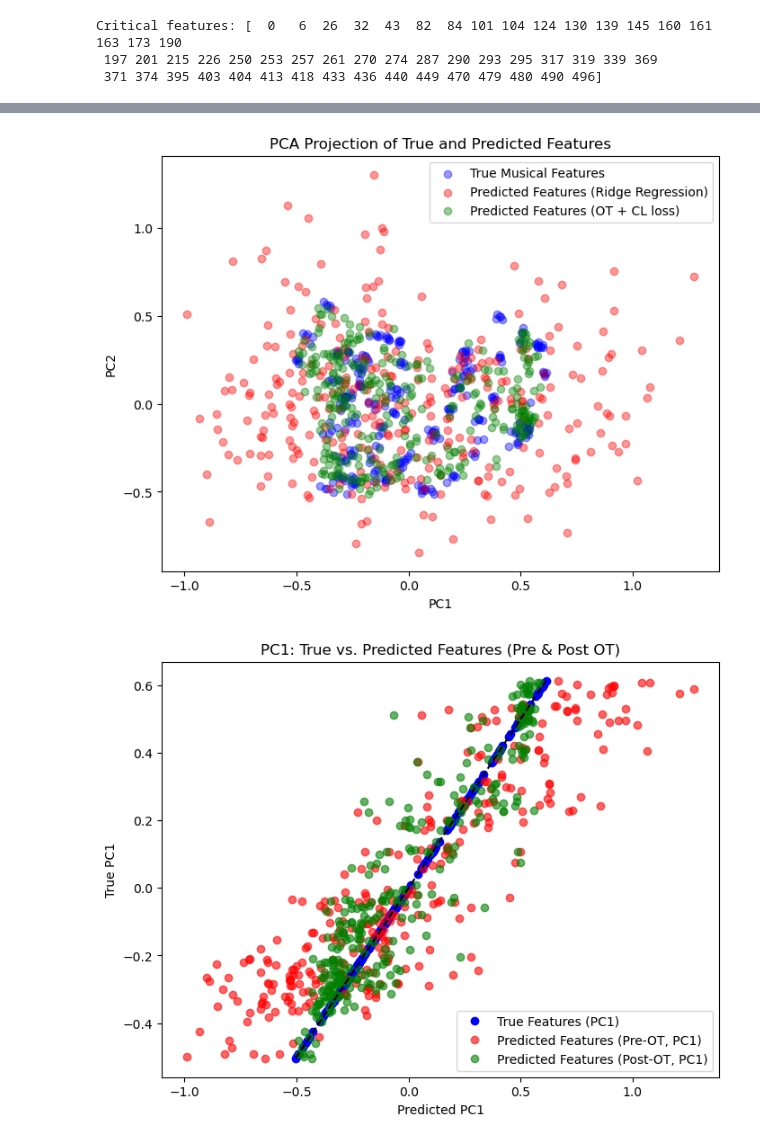
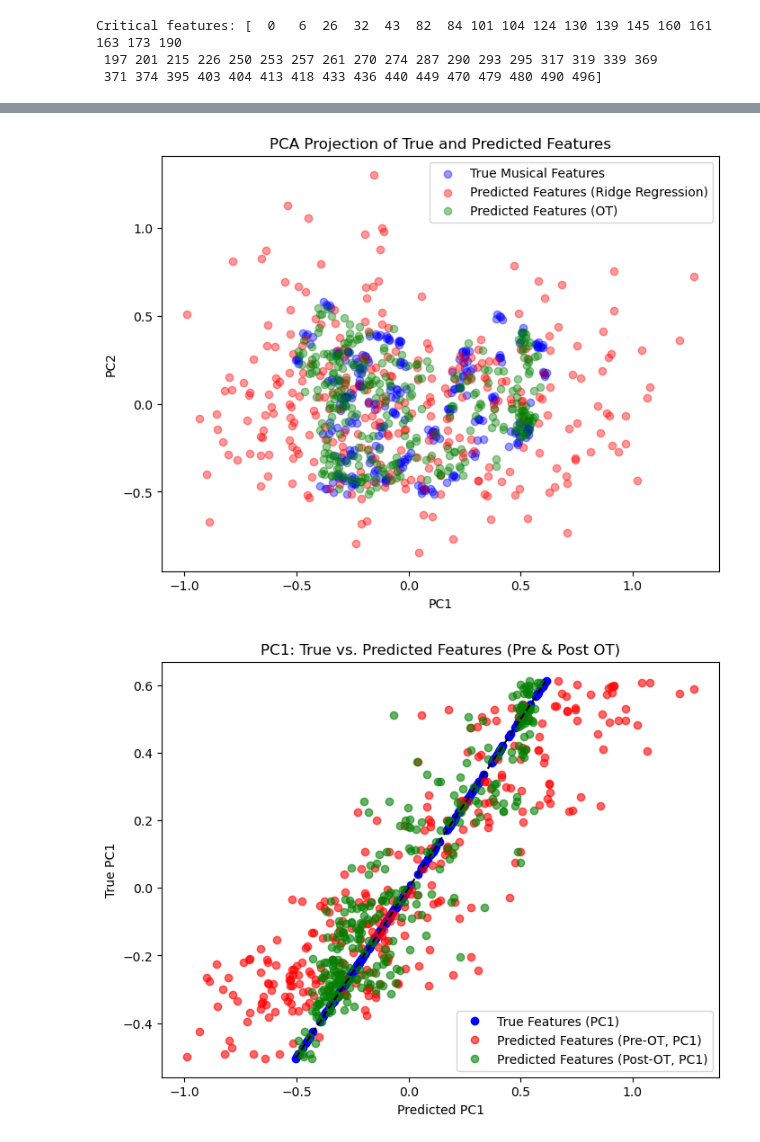
Before and after one commit to mattciff5/genre-to-fmri, a Jupyter notebook: AudioGen_OT.ipynb, the cells around one changed output, grey strips where cells are left out. Saved outputs shown, nothing was run; the diff lists cells and outputs as text; code cells hidden in the pictures.

```diff
--- a/AudioGen_OT.ipynb
+++ b/AudioGen_OT.ipynb
@@ -100,7 +100,7 @@ def get_mel_features(audio):
 
     return mel_output
 # %%
-with open('/data01/data/fMRI_music_genre/data_dict/working_data_dict_vae' + '.pkl', 'rb') as file_to_read:
+with open('/srv/nfs-data/sisko/matteoc/music/working_data_dict_vae' + '.pkl', 'rb') as file_to_read:
     working_data_dict = pickle.load(file_to_read)
 
 
@@ -648,31 +658,31 @@ plt.show()
 # %%
 import numpy as np
 import matplotlib.pyplot as plt
 from sklearn.decomposition import PCA
 
 X_real = test_audio_feat_aligned  # Feature reali
 X_pred = audio_feat_pred  # Feature stimate prima di OT
 X_pred_ot = audio_feat_pred_ot  # Feature stimate dopo OT
 
 pca = PCA(n_components=2)
 X_all = np.vstack([X_real, X_pred, X_pred_ot])
 X_pca = pca.fit_transform(X_all)
 
 X_real_pca = X_pca[:len(X_real)]
 X_pred_pca = X_pca[len(X_real):len(X_real) + len(X_pred)]
 X_pred_ot_pca = X_pca[len(X_real) + len(X_pred):]
 
 plt.figure(figsize=(8, 6))
 plt.scatter(X_real_pca[:, 0], X_real_pca[:, 1], alpha=0.4, label="True Musical Features", color='b')
 plt.scatter(X_pred_pca[:, 0], X_pred_pca[:, 1], alpha=0.4, label="Predicted Features (Ridge Regression)", color='r')
-plt.scatter(X_pred_ot_pca[:, 0], X_pred_ot_pca[:, 1], alpha=0.4, label="Predicted Features (OT + CL loss)", color='g')
+plt.scatter(X_pred_ot_pca[:, 0], X_pred_ot_pca[:, 1], alpha=0.4, label="Predicted Features (OT)", color='g')
 plt.legend()
 plt.title("PCA Projection of True and Predicted Features")
 plt.xlabel("PC1")
 plt.ylabel("PC2")
 plt.show()
 # %% [output]
-[figure, old version]
+[figure, new version]
 # %%
 principal_comp = 0
 
```
Also changed, not shown: parts of 2 cells of this notebook, 1 other file.
